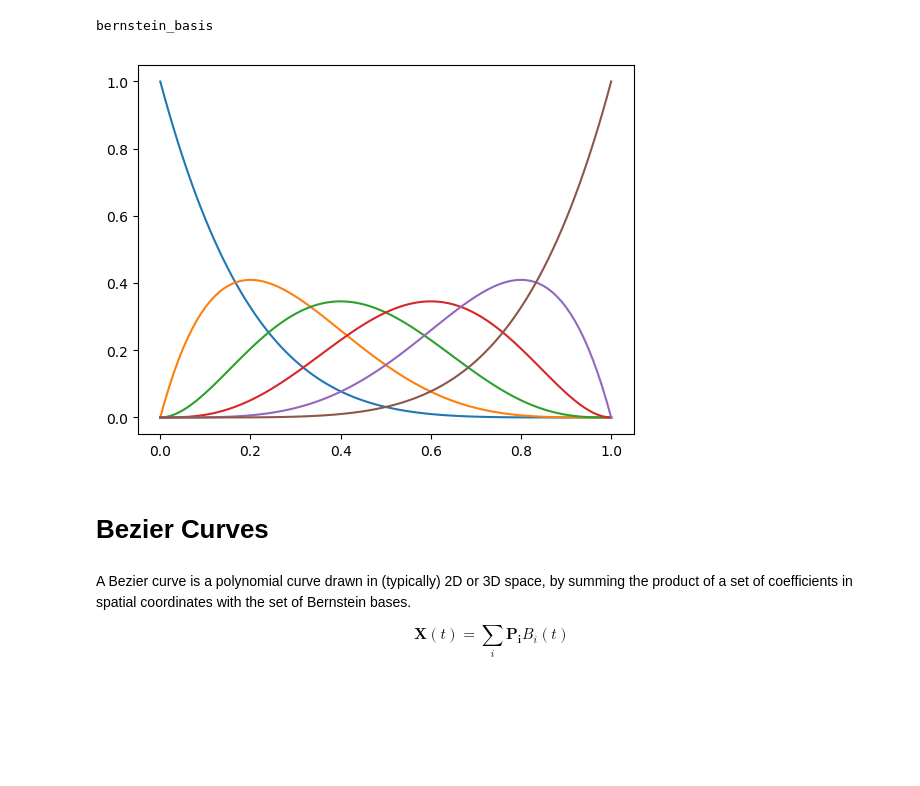
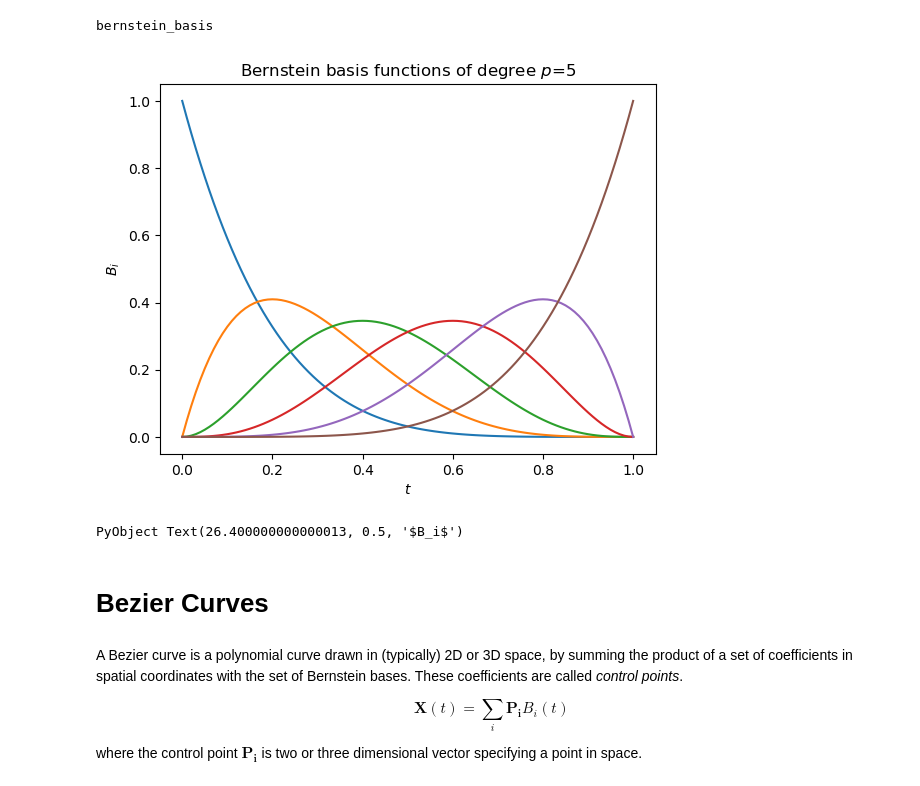
Before and after one commit to schmidticus/testrepo_jupytertest1, a Jupyter notebook: Test1.ipynb, the cells around one changed output. Saved outputs shown, nothing was run; the diff lists cells and outputs as text; code cells hidden in the pictures; blank space fills up the shorter version.

```diff
--- a/Test1.ipynb
+++ b/Test1.ipynb
@@ -165,27 +170,33 @@ bernstein_basis
 # %%
 # Evaluate each term at all the points in 'x', going from 0 to 1
 h = 0.01
 p = 5
 x = collect(0:h:1)[:]
 BEvals = zeros(p+1,length(x))
 for i = 1:length(x)
     for j = 1:(p+1)
         BEvals[j,i] = bernstein_basis(j,p,x[i])
     end
 end
 
 # Plot each function from 0 to 1
 plt.figure()
 for j = 1:(p+1)
     plt.plot(x,BEvals[j,:])
 end
+plt.title("Bernstein basis functions of degree \$p\$="*string(p))
+plt.xlabel("\$t\$")
+plt.ylabel("\$B_i\$")
 # %% [output]
-[figure, old version]
+[figure, new version]
+PyObject Text(26.400000000000013, 0.5, '$B_i$')
 # %% [markdown]
 # Bezier Curves
 # %% [markdown]
-A Bezier curve is a polynomial curve drawn in (typically) 2D or 3D space, by summing the product of a set of coefficients in spatial coordinates with the set of Bernstein bases.
+A Bezier curve is a polynomial curve drawn in (typically) 2D or 3D space, by summing the product of a set of coefficients in spatial coordinates with the set of Bernstein bases.  These coefficients are called *control points*.
 
 $$
 \boldsymbol{X}(t) = \sum_i \boldsymbol{P_i} B_i(t)
 $$
+
+where the control point $\boldsymbol{P_i}$ is two or three dimensional vector specifying a point in space.
```
Also changed, not shown: parts of 5 cells of this notebook.
